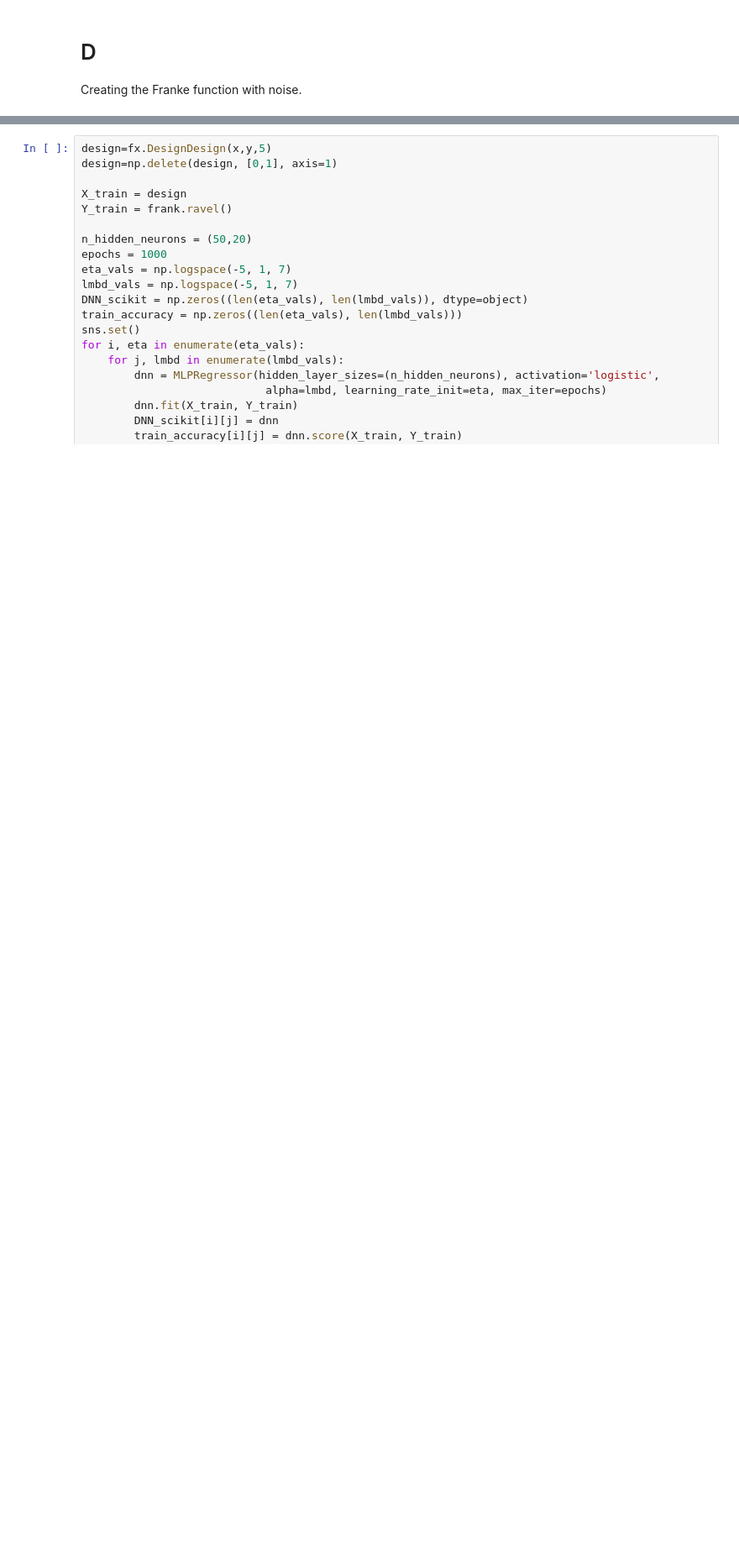
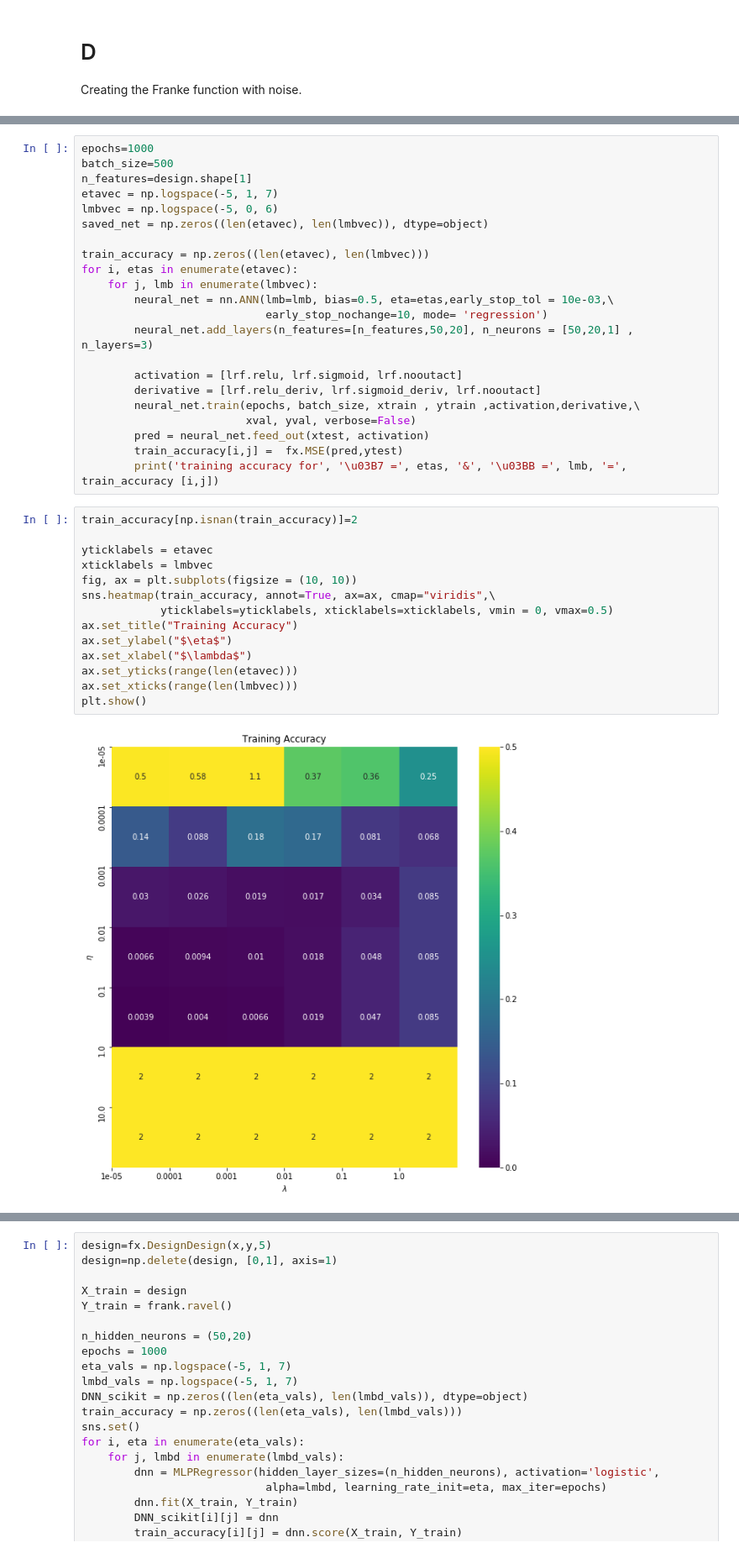
Before and after one commit to VemundST/Project2, a Jupyter notebook: Part_D_LinearRegression.ipynb, the cells around one changed output, grey strips where cells are left out. Shown at 84% size. Saved outputs shown, nothing was run; the diff lists cells and outputs as text; blank space fills up the shorter version.

```diff
--- a/Part_D_LinearRegression.ipynb
+++ b/Part_D_LinearRegression.ipynb
@@ -38,0 +55,38 @@ frank=frank.reshape([len(frank),1])
+# %%
+epochs=1000
+batch_size=500
+n_features=design.shape[1]
+etavec = np.logspace(-5, 1, 7)
+lmbvec = np.logspace(-5, 0, 6)
+saved_net = np.zeros((len(etavec), len(lmbvec)), dtype=object)
+
+train_accuracy = np.zeros((len(etavec), len(lmbvec)))
+for i, etas in enumerate(etavec):
+    for j, lmb in enumerate(lmbvec):
+        neural_net = nn.ANN(lmb=lmb, bias=0.5, eta=etas,early_stop_tol = 10e-03,\
+                            early_stop_nochange=10, mode= 'regression')
+        neural_net.add_layers(n_features=[n_features,50,20], n_neurons = [50,20,1] , n_layers=3)
+
+        activation = [lrf.relu, lrf.sigmoid, lrf.nooutact]
+        derivative = [lrf.relu_deriv, lrf.sigmoid_deriv, lrf.nooutact]
+        neural_net.train(epochs, batch_size, xtrain , ytrain ,activation,derivative,\
+                         xval, yval, verbose=False)
+        pred = neural_net.feed_out(xtest, activation)
+        train_accuracy[i,j] =  fx.MSE(pred,ytest)
+        print('training accuracy for', '\u03B7 =', etas, '&', '\u03BB =', lmb, '=', train_accuracy [i,j])
+# %%
+train_accuracy[np.isnan(train_accuracy)]=2
+
+yticklabels = etavec
+xticklabels = lmbvec
+fig, ax = plt.subplots(figsize = (10, 10))
+sns.heatmap(train_accuracy, annot=True, ax=ax, cmap="viridis",\
+            yticklabels=yticklabels, xticklabels=xticklabels, vmin = 0, vmax=0.5)
+ax.set_title("Training Accuracy")
+ax.set_ylabel("$\eta$")
+ax.set_xlabel("$\lambda$")
+ax.set_yticks(range(len(etavec)))
+ax.set_xticks(range(len(lmbvec)))
+plt.show()
+# %% [output]
+[figure, added]
```
Also changed, not shown: parts of 6 cells of this notebook, 1 other file.
